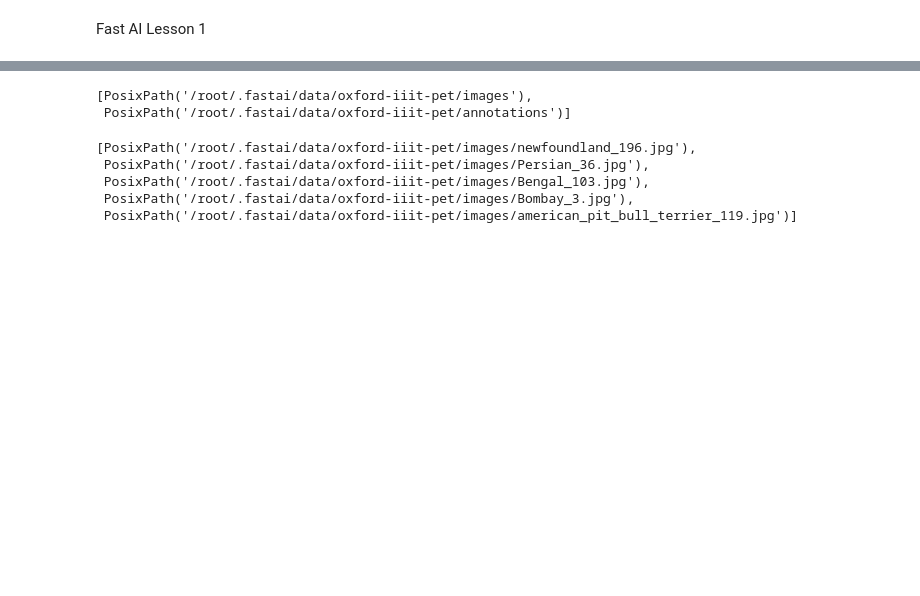
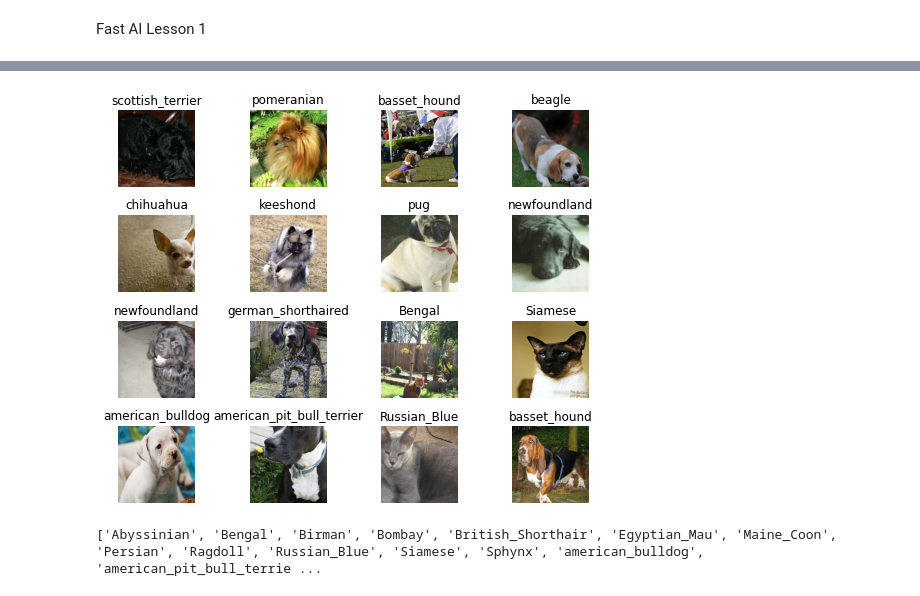
Before and after one commit to patchu-madathil/FastAI, a Jupyter notebook: catsanddogs.ipynb, the cells around one changed output, grey strips where cells are left out. Cells and saved outputs as stored; diff of their text form; code cells hidden in the pictures; blank space fills up the shorter version.

```diff
--- a/catsanddogs.ipynb
+++ b/catsanddogs.ipynb
@@ -12,3 +12,12 @@ from fastai.vision import *
 from fastai.metrics import error_rate
 
 path = untar_data(URLs.PETS)
+
+path.absolute()
+path.ls()
+annotation_path = path/'annotations'
+image_path = path/'images'
+fnames = get_image_files(image_path)
+fnames[:5]
+np.random.seed(2)
+pat = r'/([^/]+)_\d+.jpg$'
@@ -18,6 +23,0 @@ Downloading https://s3.amazonaws.com/fast-ai-imageclas/oxford-iiit-pet
-# %%
-path.absolute()
-path.ls()
-# %% [output]
-[PosixPath('/root/.fastai/data/oxford-iiit-pet/images'),
- PosixPath('/root/.fastai/data/oxford-iiit-pet/annotations')]
@@ -27,10 +24,12 @@ image_path = path/'images'
-# %%
-fnames = get_image_files(image_path)
-fnames[:5]
-# %% [output]
-[PosixPath('/root/.fastai/data/oxford-iiit-pet/images/newfoundland_196.jpg'),
- PosixPath('/root/.fastai/data/oxford-iiit-pet/images/Persian_36.jpg'),
- PosixPath('/root/.fastai/data/oxford-iiit-pet/images/Bengal_103.jpg'),
- PosixPath('/root/.fastai/data/oxford-iiit-pet/images/Bombay_3.jpg'),
- PosixPath('/root/.fastai/data/oxford-iiit-pet/images/american_pit_bull_terrier_119.jpg')]
+# %%
+data = ImageDataBunch.from_name_re(image_path, fnames, pat, ds_tfms=get_transforms(), size=224, bs=64
+                                  ).normalize(imagenet_stats)
+# %%
+data.show_batch(rows=4, figsize=(7,6))
+# %% [output]
+[figure, added]
+# %%
+print(data.classes)
+# %% [output]
+['Abyssinian', 'Bengal', 'Birman', 'Bombay', 'British_Shorthair', 'Egyptian_Mau', 'Maine_Coon', 'Persian', 'Ragdoll', 'Russian_Blue', 'Siamese', 'Sphynx', 'american_bulldog', 'american_pit_bull_terrie ...
 # %%
```
Also changed, not shown: parts of 3 cells of this notebook.
